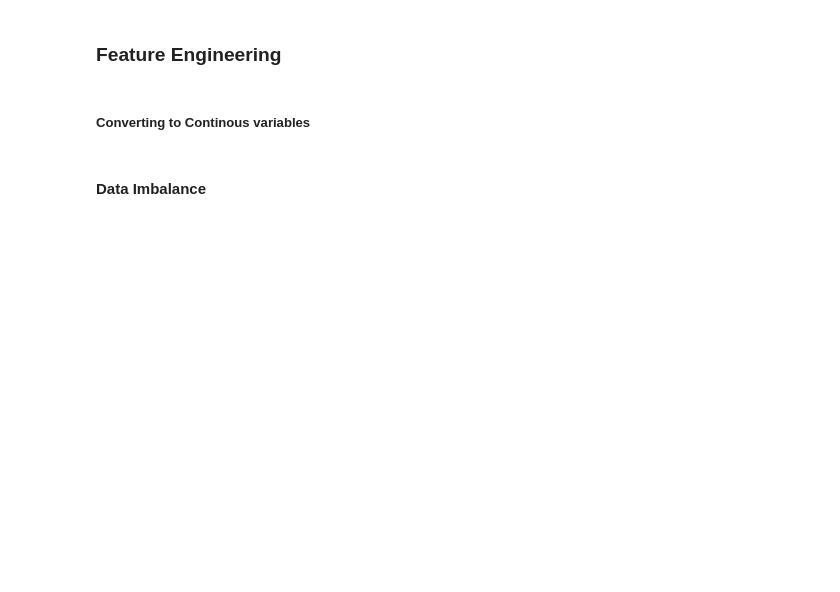
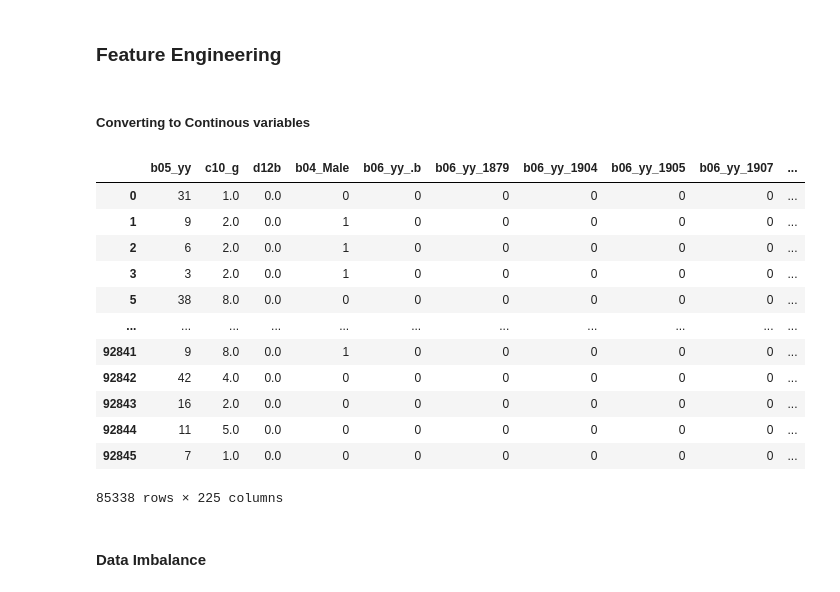
Before and after one commit to MokuaEnock/knbs, a Jupyter notebook: data.ipynb, the cells around one changed output. Saved outputs shown, nothing was run; the diff lists cells and outputs as text; code cells hidden in the pictures; blank space fills up the shorter version.

```diff
--- a/data.ipynb
+++ b/data.ipynb
@@ -136,6 +117,22 @@ numeric_columns = ind_variable.select_dtypes(include=["int64", "float64"]).colum
 # %%
 #converting to continous
 ind_variables = pd.get_dummies(ind_variable, columns=non_numeric_columns, drop_first=True)
+# %%
+ind_variables
+# %% [output]
+|  | b05_yy | c10_g | d12b | b04_Male | b06_yy_.b | b06_yy_1879 | b06_yy_1904 | b06_yy_1905 | b06_yy_1907 | ... |
+| 0 | 31 | 1.0 | 0.0 | 0 | 0 | 0 | 0 | 0 | 0 | ... |
+| 1 | 9 | 2.0 | 0.0 | 1 | 0 | 0 | 0 | 0 | 0 | ... |
+| 2 | 6 | 2.0 | 0.0 | 1 | 0 | 0 | 0 | 0 | 0 | ... |
+| 3 | 3 | 2.0 | 0.0 | 1 | 0 | 0 | 0 | 0 | 0 | ... |
+| 5 | 38 | 8.0 | 0.0 | 0 | 0 | 0 | 0 | 0 | 0 | ... |
+| ... | ... | ... | ... | ... | ... | ... | ... | ... | ... | ... |
+| 92841 | 9 | 8.0 | 0.0 | 1 | 0 | 0 | 0 | 0 | 0 | ... |
+| 92842 | 42 | 4.0 | 0.0 | 0 | 0 | 0 | 0 | 0 | 0 | ... |
+| 92843 | 16 | 2.0 | 0.0 | 0 | 0 | 0 | 0 | 0 | 0 | ... |
+| 92844 | 11 | 5.0 | 0.0 | 0 | 0 | 0 | 0 | 0 | 0 | ... |
+| 92845 | 7 | 1.0 | 0.0 | 0 | 0 | 0 | 0 | 0 | 0 | ... |
+85338 rows × 225 columns
 # %% [markdown]
 #### Data Imbalance
 # %%
```
Also changed, not shown: parts of 10 cells of this notebook, 2 other files.
